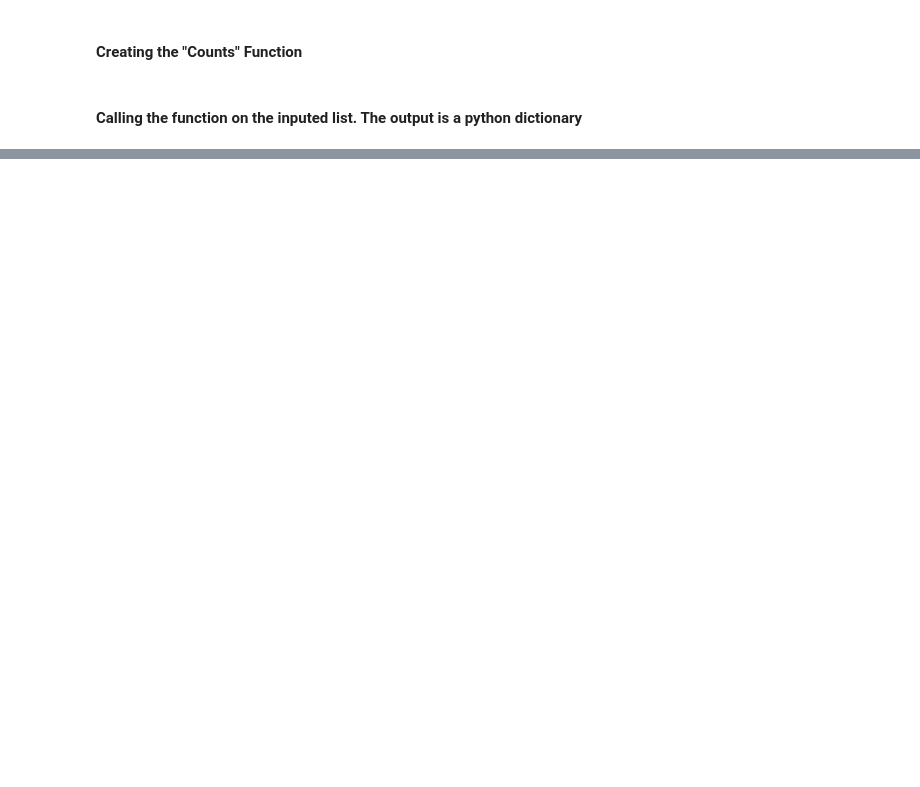
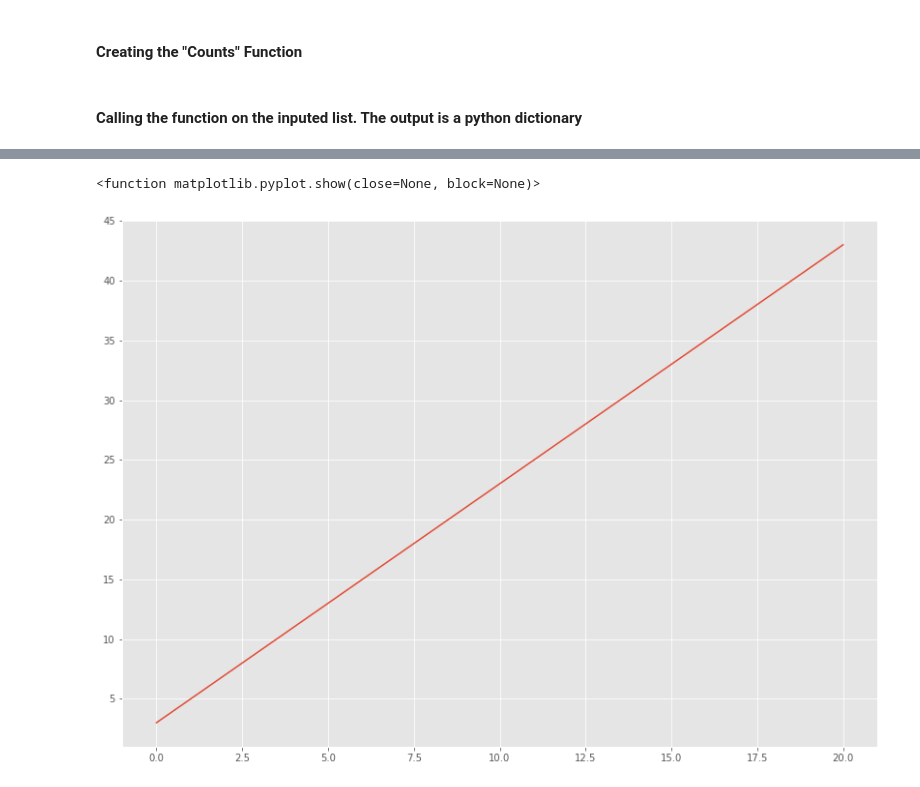
Before and after one commit to killfoley/funddatasks, a Jupyter notebook: Tasks 2020.ipynb, the cells around one changed output, grey strips where cells are left out. Drawn from its saved outputs; the diff is of its cells as text; code cells hidden in the pictures; blank space fills up the shorter version.

```diff
--- a/Tasks 2020.ipynb
+++ b/Tasks 2020.ipynb
@@ -189,0 +204,14 @@ Text(0.5, 0, 'Number of heads')
+# %%
+#setting plot size
+plt.rcParams["figure.figsize"] = (14,10)
+
+#generate random x data
+x1 = np.linspace(0,20,num=50)
+#calculate y data
+y1 = 2.0*x1 + 3.0
+#plot the outcome
+plt.plot(x1, y1)
+plt.show
+# %% [output]
+<function matplotlib.pyplot.show(close=None, block=None)>
+[figure, added]
```
Also changed, not shown: parts of 37 cells of this notebook.
